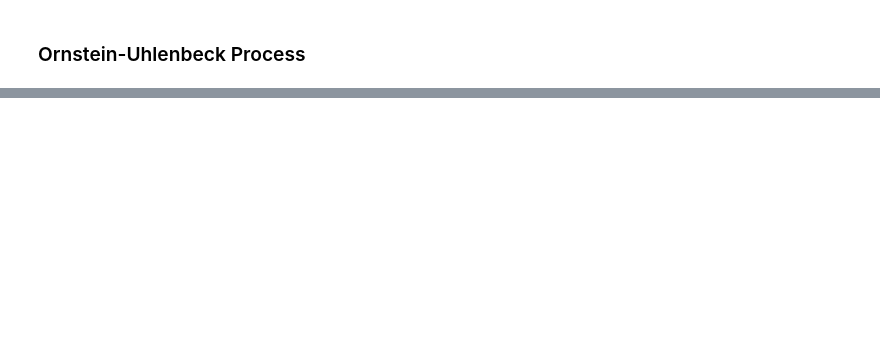
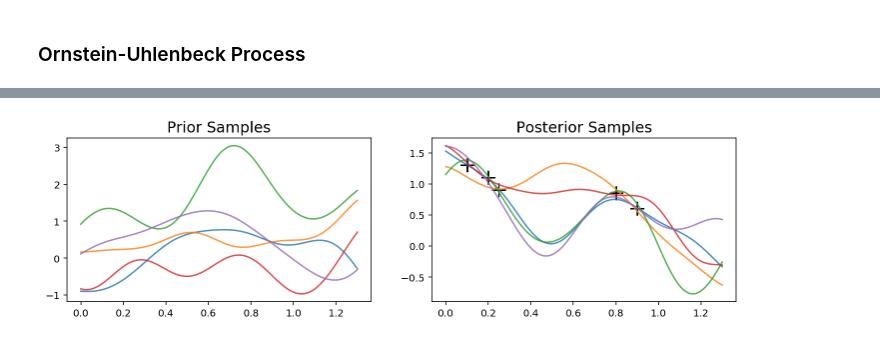
Before and after one commit to gerdm/prml, a Jupyter notebook: chapter6/gaussian-processes.ipynb, the cells around one changed output, grey strips where cells are left out. Cells and saved outputs as stored; diff of their text form; code cells hidden in the pictures; blank space fills up the shorter version.

```diff
--- a/chapter6/gaussian-processes.ipynb
+++ b/chapter6/gaussian-processes.ipynb
@@ -44,0 +88,27 @@ plt.plot(np.random.multivariate_normal(E, K, size=5).T);
+# %%
+beta_inv = 0.01
+CN = x[:, np.newaxis] - x[np.newaxis, :]
+CN = np.exp(-CN ** 2 / (2 * sigma)) + np.eye(len(CN)) * beta_inv
+# %%
+K = x[:, np.newaxis] - xtest[np.newaxis, :]
+K = np.exp(-K ** 2 / (2 * sigma))
+# %%
+Kv = xtest[:, np.newaxis] - xtest[np.newaxis, :]
+Kv = np.exp(-Kv ** 2 / (2 * sigma))
+# %%
+mu_post = K.T @ inv(CN) @ y
+sigma_post = Kv - K.T @ inv(CN) @ K
+# %%
+seed(314)
+posterior_sample = np.random.multivariate_normal(mu_post.ravel(), sigma_post, size=5)
+prior_sample = np.random.multivariate_normal(E, K_prior, size=5)
+
+fig, ax = plt.subplots(1, 2, figsize=(12, 3))
+
+ax[0].plot(xtest, prior_sample.T, alpha=0.8);
+ax[1].plot(xtest, posterior_sample.T, alpha=0.8);
+ax[1].scatter(x, y, marker="+", s=200, c="black")
+ax[0].set_title("Prior Samples", fontsize=15)
+ax[1].set_title("Posterior Samples", fontsize=15);
+# %% [output]
+[figure, added]
```
Also changed, not shown: parts of 12 cells of this notebook.
